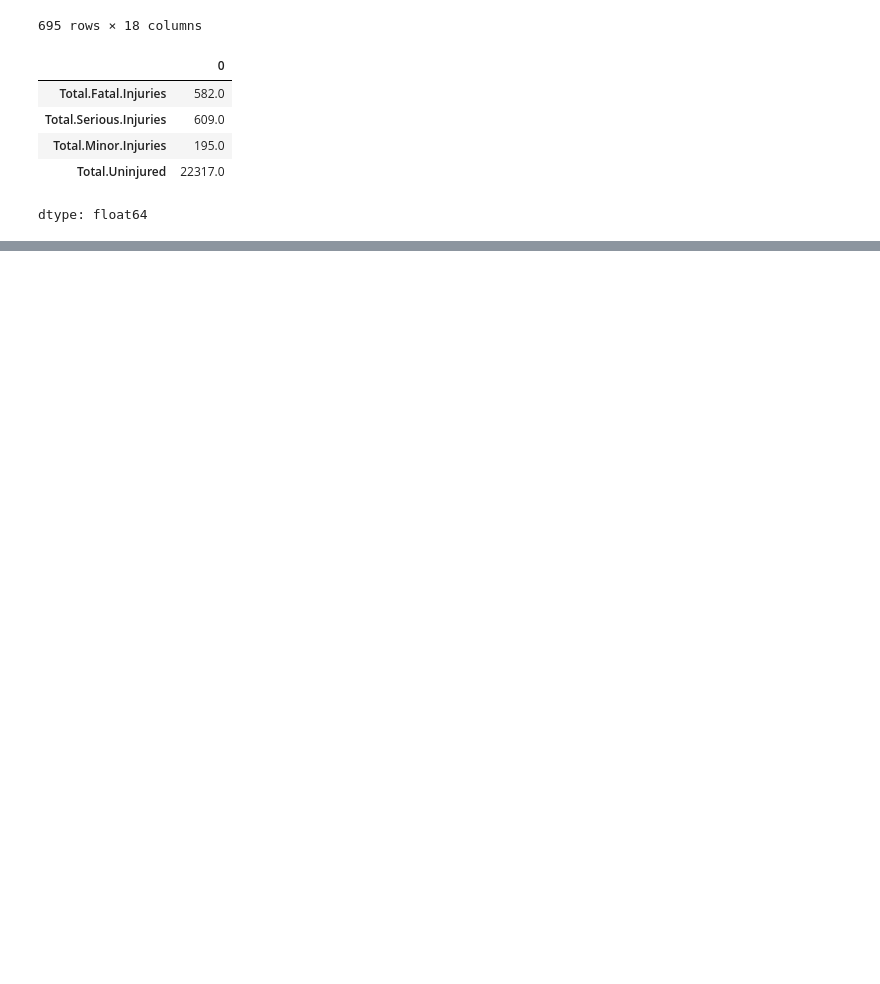
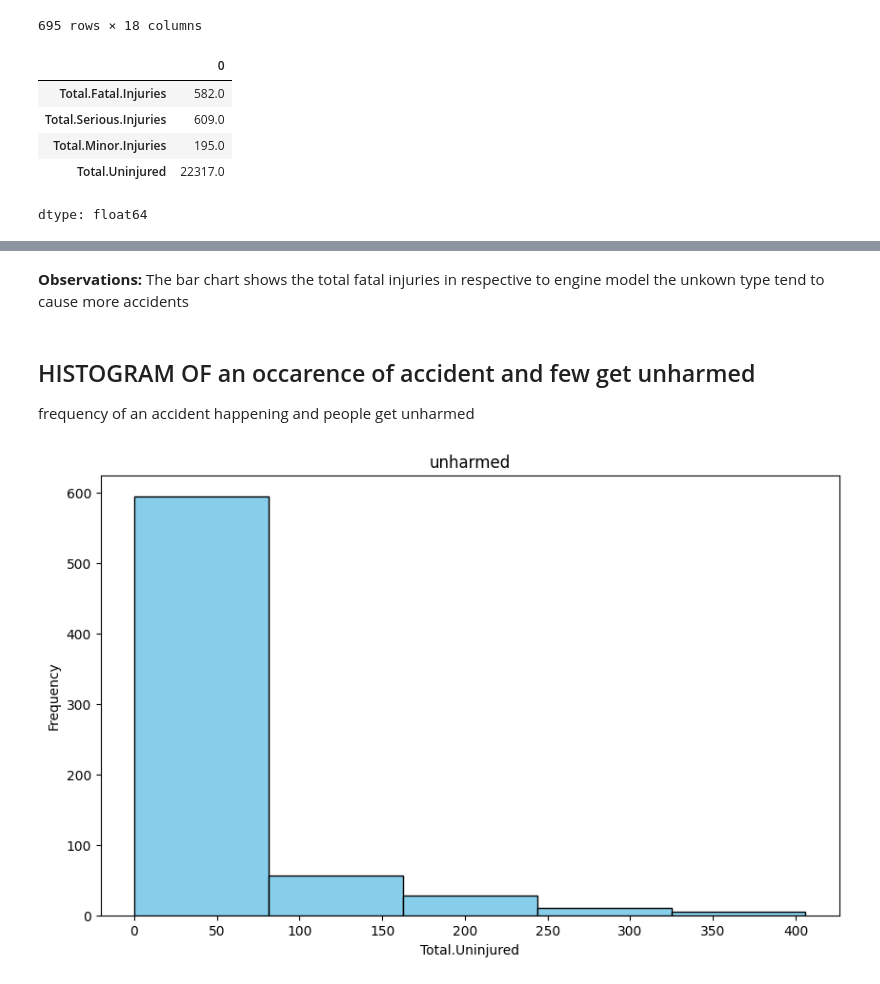
Before and after one commit to derrick4411/dsc-phase-1-project-v3, a Jupyter notebook: student.ipynb, the cells around one changed output, grey strips where cells are left out. Cells and saved outputs as stored; diff of their text form; code cells hidden in the pictures; blank space fills up the shorter version.

```diff
--- a/student.ipynb
+++ b/student.ipynb
@@ -290,0 +321,16 @@ dtype: float64
+# %% [markdown]
+**Observations:** The bar chart shows the total fatal injuries in respective to engine model the unkown type tend to cause more accidents
+# %% [markdown]
+## HISTOGRAM OF an occarence of accident and few get unharmed
+
+frequency of an accident happening and people  get unharmed
+# %%
+# Histogram of unhamed
+plt.figure(figsize=(10, 6))
+plt.hist(df['Total.Uninjured'].dropna(), bins=5, color="skyblue", edgecolor="black")
+plt.title('unharmed')
+plt.xlabel('Total.Uninjured')
+plt.ylabel('Frequency')
+plt.show()
+# %% [output]
+[figure, added]
```
Also changed, not shown: parts of 10 cells of this notebook.
